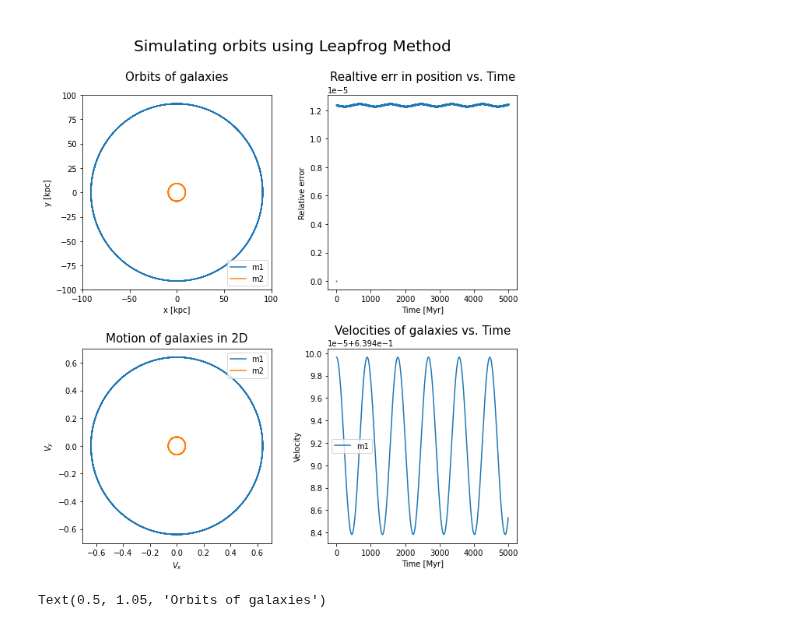
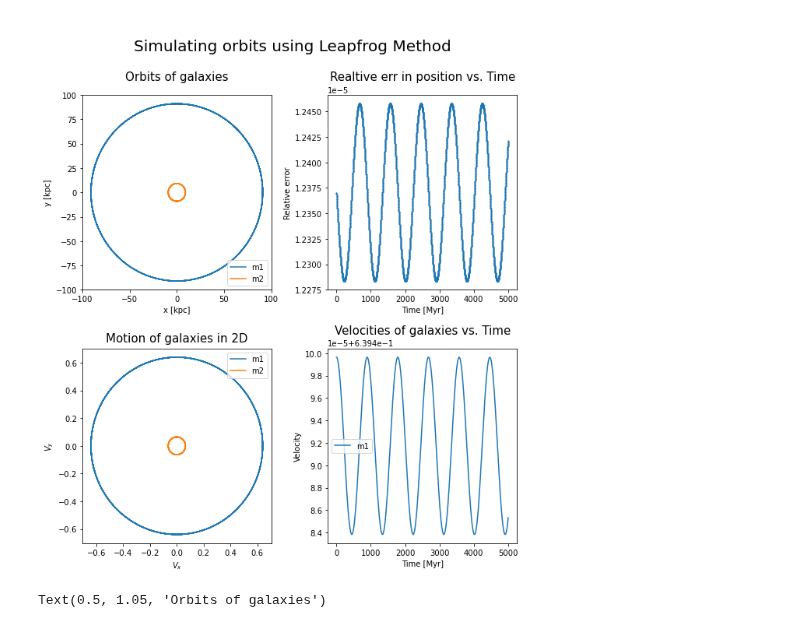
Before and after one commit to q-pratz-chem/Interacting_Galaxies, a Jupyter notebook: lf_logic1.ipynb, the cells around one changed output. Saved outputs shown, nothing was run; the diff lists cells and outputs as text; code cells hidden in the pictures.

```diff
--- a/lf_logic1.ipynb
+++ b/lf_logic1.ipynb
@@ -191,35 +191,35 @@ plt.plot(X[:,0], Y[:,0], label="m1")
 plt.plot(X[:,1], Y[:,1], label="m2")
 plt.xlabel("x [kpc]"), plt.ylabel("y [kpc]")
 plt.legend()
 plt.title("Orbits of galaxies", fontsize='15', y=1.05)
 
 plt.subplot(222,aspect='auto')
-plt.scatter(t, err, s=1)
+plt.scatter(t[1:], err[1:], s=1)
 #plt.ylim(err_tol*np.array([-1,1]))
 plt.xlabel("Time [Myr]"), plt.ylabel("Relative error")
 plt.title("Realtive err in position vs. Time" , fontsize='15', y=1.05)
 #print(f"cumulative error over {t[-1]} Myr: {sum(err):.6}.")
 
 plt.subplot(223,aspect='auto')
 plt.plot(v_[1:,0], v_[1:,1], label="m1")
 plt.plot(v_[1:,2], v_[1:,3], label="m2")
 plt.title("Motion of galaxies in 2D", fontsize='15', y=1.01)
 plt.legend()
 plt.xlabel("$V_{x}$"), plt.ylabel("$V_{y}$")
 
 plt.subplot(224,aspect='auto')
 plt.plot(t, np.sqrt(v_[1:,0]**2 + v_[1:,1]**2), label="m1" )
 #plt.plot(t, np.sqrt(v_[1:,2]**2 + v_[1:,3]**2), label="m2" )
 plt.title("Velocities of galaxies vs. Time", fontsize='15', y=1.05)
 plt.legend()
 plt.xlabel("Time [Myr]"), plt.ylabel("Velocity")
 
 
 fig.suptitle("\nSimulating orbits using Leapfrog Method\n", fontsize = '20')
 fig.subplots_adjust(hspace=0.3,wspace=0.3,top=0.85,bottom=0.05)
 plt.show()
 # %% [output]
-[figure, old version]
+[figure, new version]
 # %%
 plt.plot(X[:,0], Y[:,0], label="m1")
 plt.plot(X[:,1], Y[:,1], label="m2")
```
